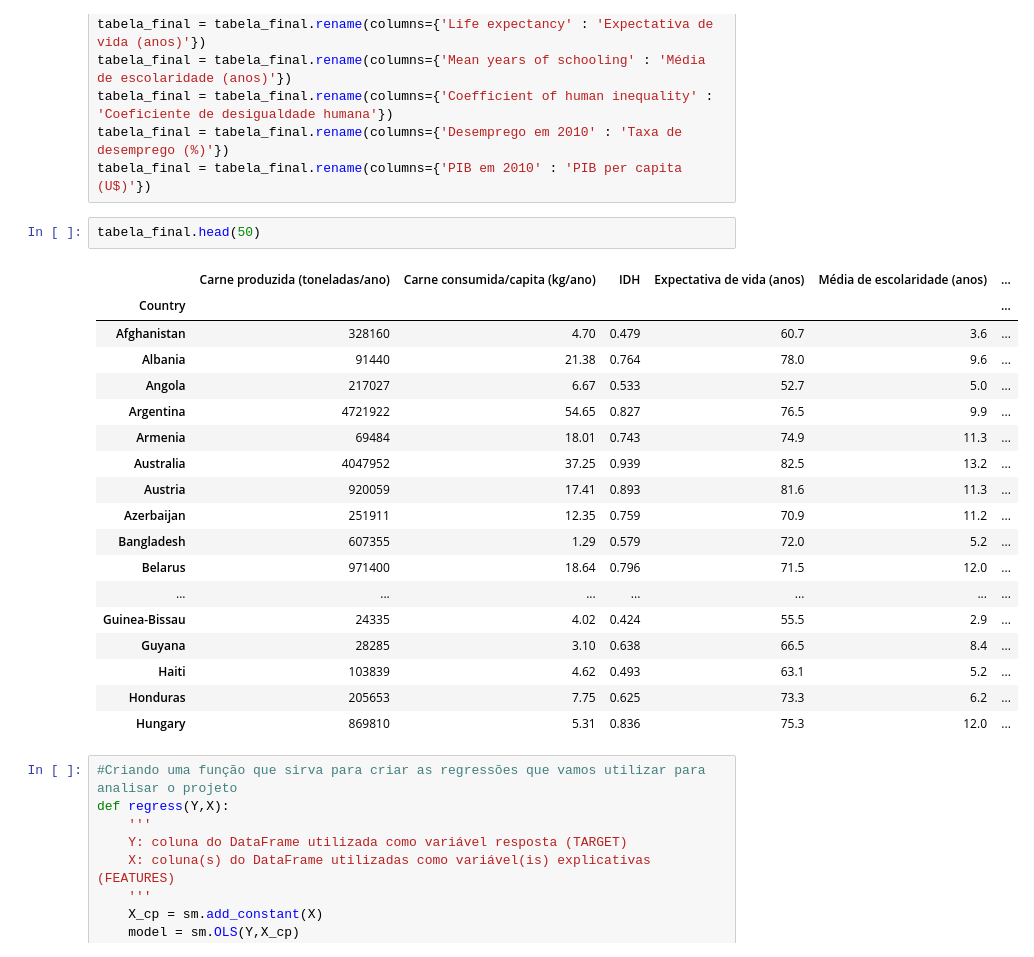
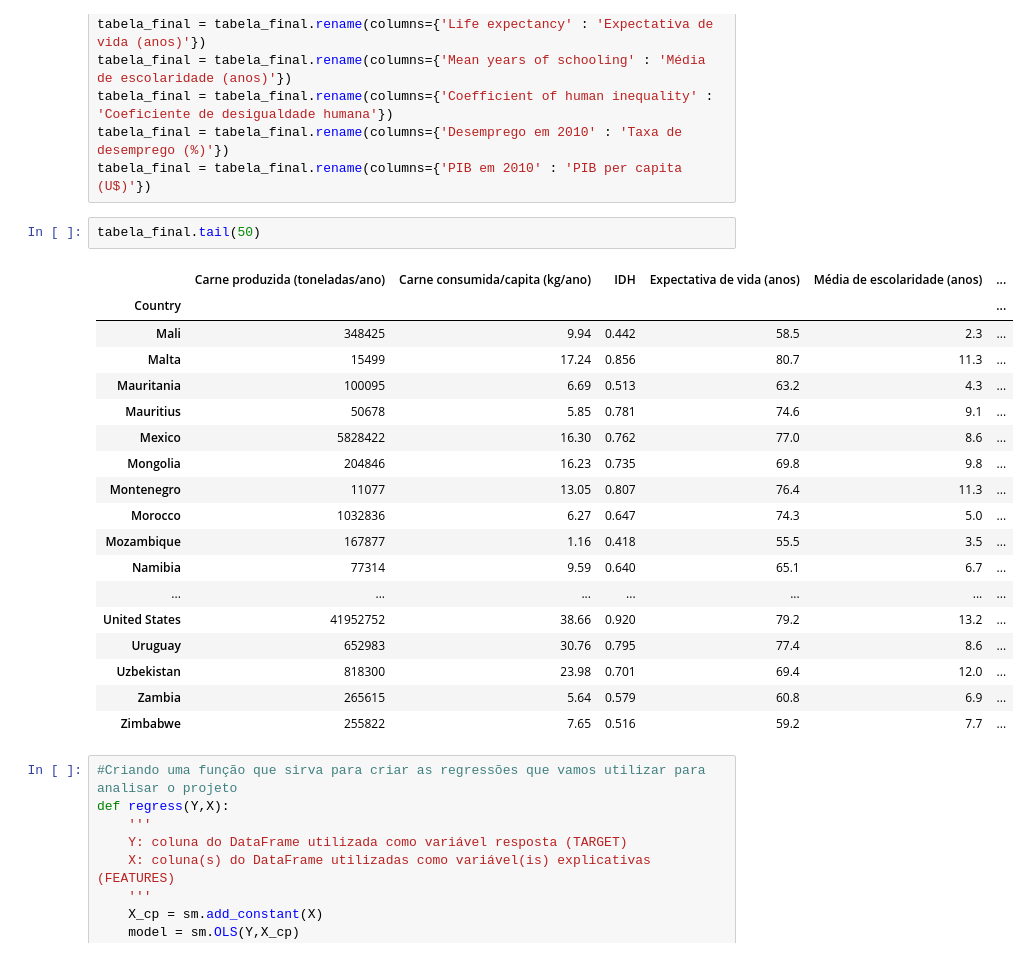
Before and after one commit to leofmandrade/Projeto-2-Cdados, a Jupyter notebook: Projeto 2 CDados.ipynb, the cells around one changed output. Drawn from its saved outputs; the diff is of its cells as text.

```diff
--- a/Projeto 2 CDados.ipynb
+++ b/Projeto 2 CDados.ipynb
@@ -94,26 +97,26 @@ tabela_final = tabela_final.rename(columns={'Coefficient of human inequality' :
 tabela_final = tabela_final.rename(columns={'Desemprego em 2010' : 'Taxa de desemprego (%)'})
 tabela_final = tabela_final.rename(columns={'PIB em 2010' : 'PIB per capita (U$)'})
 # %%
-tabela_final.head(50)
+tabela_final.tail(50)
 # %% [output]
 |  | Carne produzida (toneladas/ano) | Carne consumida/capita (kg/ano) | IDH | Expectativa de vida (anos) | Média de escolaridade (anos) | ... |
 | Country |  |  |  |  |  | ... |
-| Afghanistan | 328160 | 4.70 | 0.479 | 60.7 | 3.6 | ... |
-| Albania | 91440 | 21.38 | 0.764 | 78.0 | 9.6 | ... |
-| Angola | 217027 | 6.67 | 0.533 | 52.7 | 5.0 | ... |
-| Argentina | 4721922 | 54.65 | 0.827 | 76.5 | 9.9 | ... |
-| Armenia | 69484 | 18.01 | 0.743 | 74.9 | 11.3 | ... |
-| Australia | 4047952 | 37.25 | 0.939 | 82.5 | 13.2 | ... |
-| Austria | 920059 | 17.41 | 0.893 | 81.6 | 11.3 | ... |
-| Azerbaijan | 251911 | 12.35 | 0.759 | 70.9 | 11.2 | ... |
-| Bangladesh | 607355 | 1.29 | 0.579 | 72.0 | 5.2 | ... |
-| Belarus | 971400 | 18.64 | 0.796 | 71.5 | 12.0 | ... |
+| Mali | 348425 | 9.94 | 0.442 | 58.5 | 2.3 | ... |
+| Malta | 15499 | 17.24 | 0.856 | 80.7 | 11.3 | ... |
+| Mauritania | 100095 | 6.69 | 0.513 | 63.2 | 4.3 | ... |
+| Mauritius | 50678 | 5.85 | 0.781 | 74.6 | 9.1 | ... |
+| Mexico | 5828422 | 16.30 | 0.762 | 77.0 | 8.6 | ... |
+| Mongolia | 204846 | 16.23 | 0.735 | 69.8 | 9.8 | ... |
+| Montenegro | 11077 | 13.05 | 0.807 | 76.4 | 11.3 | ... |
+| Morocco | 1032836 | 6.27 | 0.647 | 74.3 | 5.0 | ... |
+| Mozambique | 167877 | 1.16 | 0.418 | 55.5 | 3.5 | ... |
+| Namibia | 77314 | 9.59 | 0.640 | 65.1 | 6.7 | ... |
 | ... | ... | ... | ... | ... | ... | ... |
-| Guinea-Bissau | 24335 | 4.02 | 0.424 | 55.5 | 2.9 | ... |
-| Guyana | 28285 | 3.10 | 0.638 | 66.5 | 8.4 | ... |
-| Haiti | 103839 | 4.62 | 0.493 | 63.1 | 5.2 | ... |
-| Honduras | 205653 | 7.75 | 0.625 | 73.3 | 6.2 | ... |
-| Hungary | 869810 | 5.31 | 0.836 | 75.3 | 12.0 | ... |
+| United States | 41952752 | 38.66 | 0.920 | 79.2 | 13.2 | ... |
+| Uruguay | 652983 | 30.76 | 0.795 | 77.4 | 8.6 | ... |
+| Uzbekistan | 818300 | 23.98 | 0.701 | 69.4 | 12.0 | ... |
+| Zambia | 265615 | 5.64 | 0.579 | 60.8 | 6.9 | ... |
+| Zimbabwe | 255822 | 7.65 | 0.516 | 59.2 | 7.7 | ... |
 # %%
 #Criando uma função que sirva para criar as regressões que vamos utilizar para analisar o projeto
 def regress(Y,X):
```
Also changed, not shown: parts of 23 cells of this notebook.
